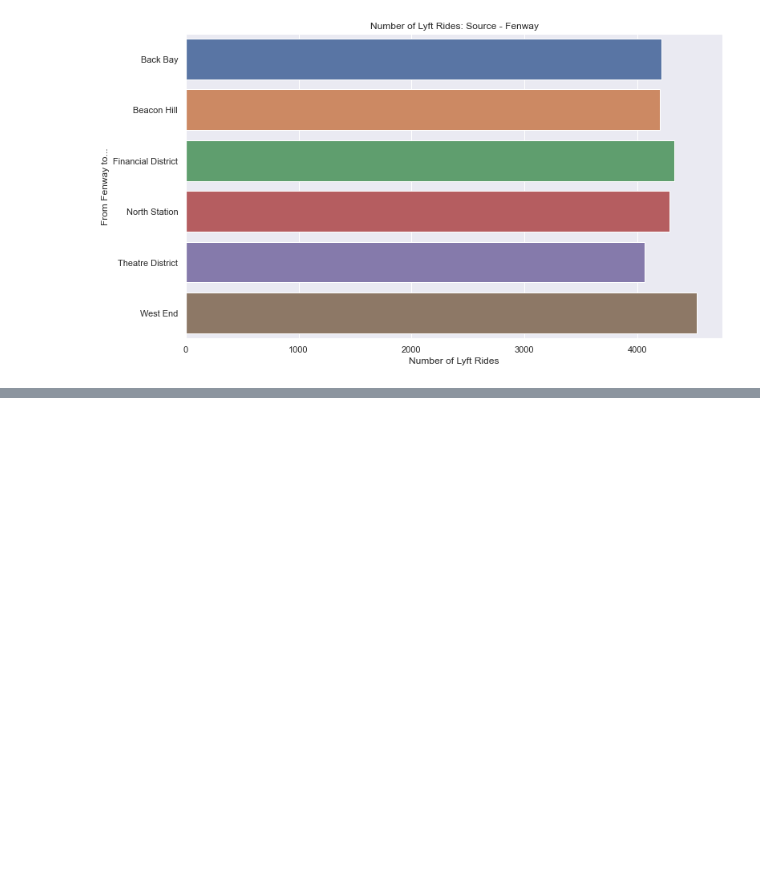
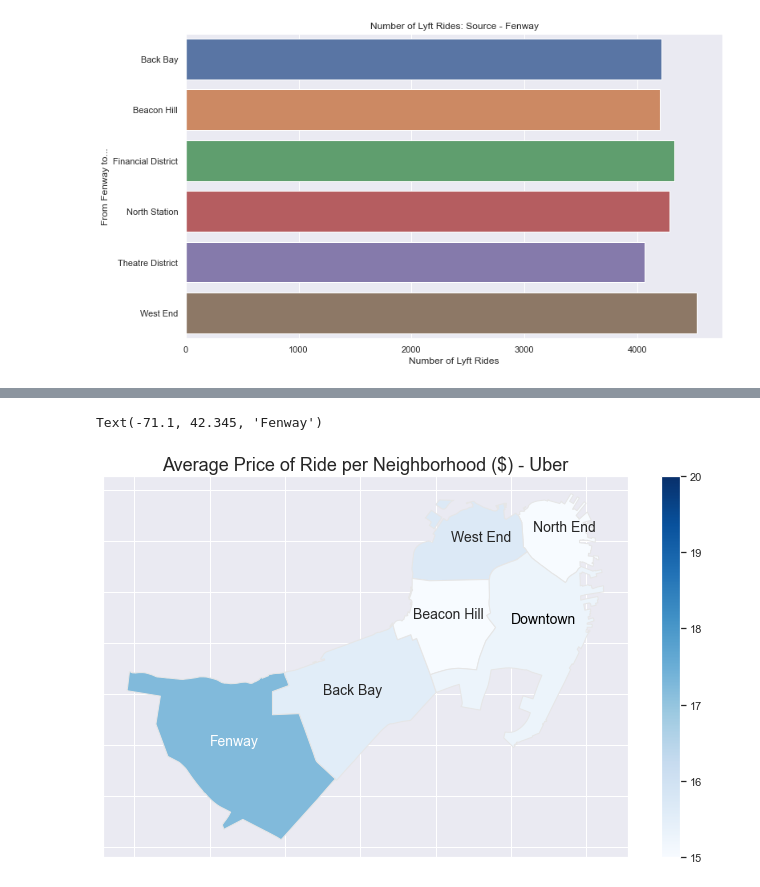
Before and after one commit to bburkey0425/rideshare_proj_DSA, a Jupyter notebook: Downloads/python_proj_rideshare/python_proj_rideshare.ipynb, the cells around one changed output, grey strips where cells are left out. Saved outputs shown, nothing was run; the diff lists cells and outputs as text; code cells hidden in the pictures; blank space fills up the shorter version.

```diff
--- a/Downloads/python_proj_rideshare/python_proj_rideshare.ipynb
+++ b/Downloads/python_proj_rideshare/python_proj_rideshare.ipynb
@@ -1056,0 +641,16 @@ df['destination'].unique()
+# %%
+# Choropleth - Average price of Uber ride per neighborhood - Source
+fig, ax = plt.subplots(1, figsize=(12,7))
+df_merged_source_uber.plot(column='price', cmap='Blues', linewidth=1, ax=ax, edgecolor='0.9', legend = True, vmin=15, vmax=20)
+ax.set_title('Average Price of Ride per Neighborhood ($) - Uber', size=18)
+ax.set_yticklabels([])
+ax.set_xticklabels([])
+ax.annotate('West End', (-71.068, 42.365), size=14)
+ax.annotate('North End', (-71.057, 42.366), size=14)
+ax.annotate(text='Downtown', xy=(-71.06, 42.3570), color='black', size=14)
+ax.annotate('Beacon Hill', (-71.073, 42.3575), size=14)
+ax.annotate('Back Bay', (-71.085, 42.350), size=14)
+ax.annotate('Fenway', (-71.1, 42.345), size=14, color='white')
+# %% [output]
+Text(-71.1, 42.345, 'Fenway')
+[figure, added]
```
Also changed, not shown: parts of 103 cells of this notebook.
